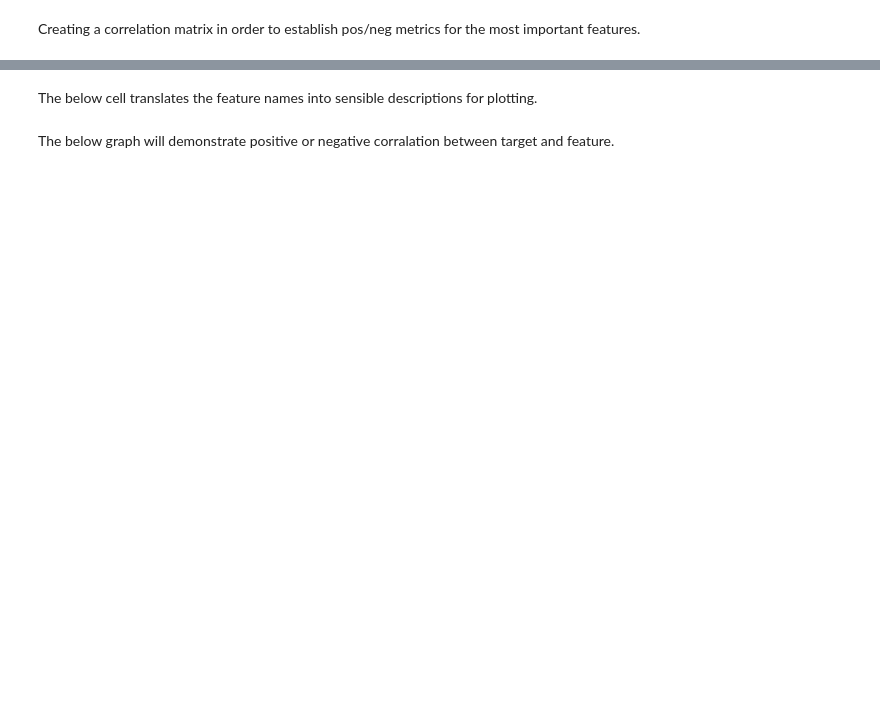
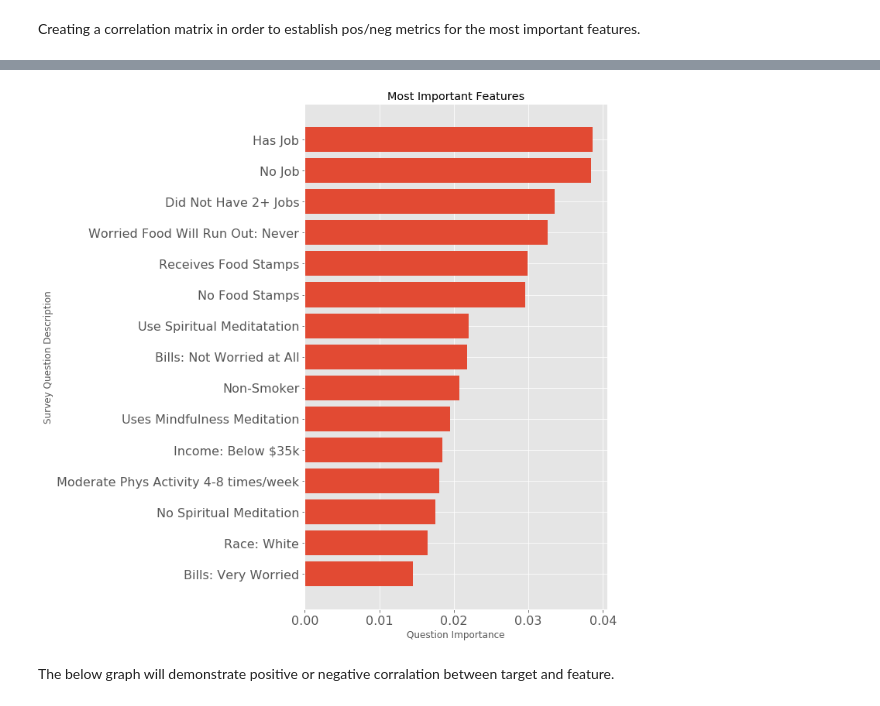
Before and after one commit to terryollila/dsc-mod-5-project-online-ds-ft-100719, a Jupyter notebook: student.ipynb, the cells around one changed output, grey strips where cells are left out. Saved outputs shown, nothing was run; the diff lists cells and outputs as text; code cells hidden in the pictures; blank space fills up the shorter version.

```diff
--- a/student.ipynb
+++ b/student.ipynb
@@ -625,2 +713,0 @@ corr_dummies
-# %% [markdown]
-The below cell translates the feature names into sensible descriptions for plotting.
@@ -708,3 +718,20 @@ plot_labels = [labels[x] for x,y in to_sort_df.iterrows()]
+# %%
+df_importance = best_features_rfc.sort_values(ascending=True).tail(15)
+plot_labels = [labels[x] for x,y in to_sort_df.iterrows()]
+
+fig = plt.figure(figsize=(7, 12))
+ax = fig.add_subplot(111)
+fig.patch.set_facecolor((0,0,0,0))
+# ax.patch.set_facecolor((0,0,0,0))
+plt.barh(plot_labels, df_importance)
+plt.title('Most Important Features')
+plt.ylabel('Survey Question Description')
+plt.xlabel('Question Importance')
+ax.tick_params(axis='x', labelsize=16)
+ax.tick_params(axis='y', labelsize=16)
+plt.show()
+# %% [output]
+[figure, added]
 # %% [markdown]
 The below graph will demonstrate positive or negative corralation between target and feature.
 # %%
```
Also changed, not shown: parts of 28 cells of this notebook, 40 other files.
